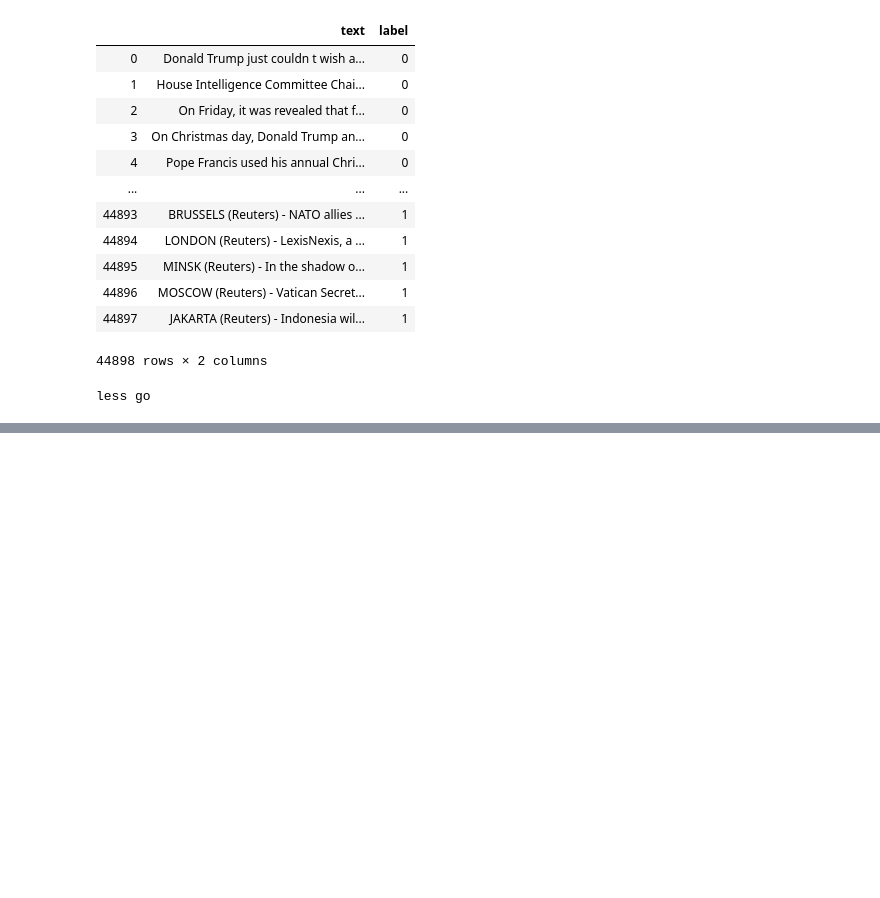
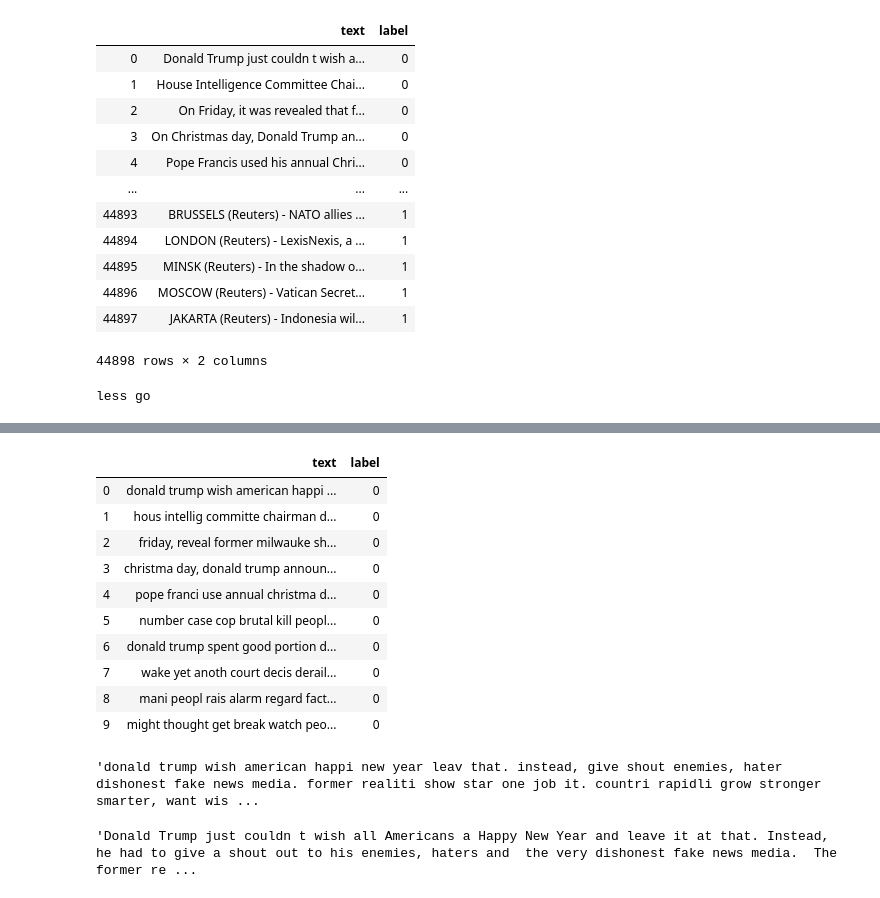
Before and after one commit to SamratRode/Fake-news-detection-using-BERT-and-hybrid-model, a Jupyter notebook: Fake news.ipynb, the cells around one changed output, grey strips where cells are left out. Saved outputs shown, nothing was run; the diff lists cells and outputs as text; code cells hidden in the pictures; blank space fills up the shorter version.

```diff
--- a/Fake news.ipynb
+++ b/Fake news.ipynb
@@ -240,0 +306,25 @@ less go
+# %%
+
+data_text_label.text = data_text_label.text.apply(stem_text)
+# %%
+data_text_label.head(10)
+# %% [output]
+|  | text | label |
+| 0 | donald trump wish american happi ... | 0 |
+| 1 | hous intellig committe chairman d... | 0 |
+| 2 | friday, reveal former milwauke sh... | 0 |
+| 3 | christma day, donald trump announ... | 0 |
+| 4 | pope franci use annual christma d... | 0 |
+| 5 | number case cop brutal kill peopl... | 0 |
+| 6 | donald trump spent good portion d... | 0 |
+| 7 | wake yet anoth court decis derail... | 0 |
+| 8 | mani peopl rais alarm regard fact... | 0 |
+| 9 | might thought get break watch peo... | 0 |
+# %%
+data_title_text_label['text'][0]
+# %% [output]
+'donald trump wish american happi new year leav that. instead, give shout enemies, hater dishonest fake news media. former realiti show star one job it. countri rapidli grow stronger smarter, want wis ...
+# %%
+data['text'][0]
+# %% [output]
+'Donald Trump just couldn t wish all Americans a Happy New Year and leave it at that. Instead, he had to give a shout out to his enemies, haters and  the very dishonest fake news media.  The former re ...
```
Also changed, not shown: parts of 10 cells of this notebook.
